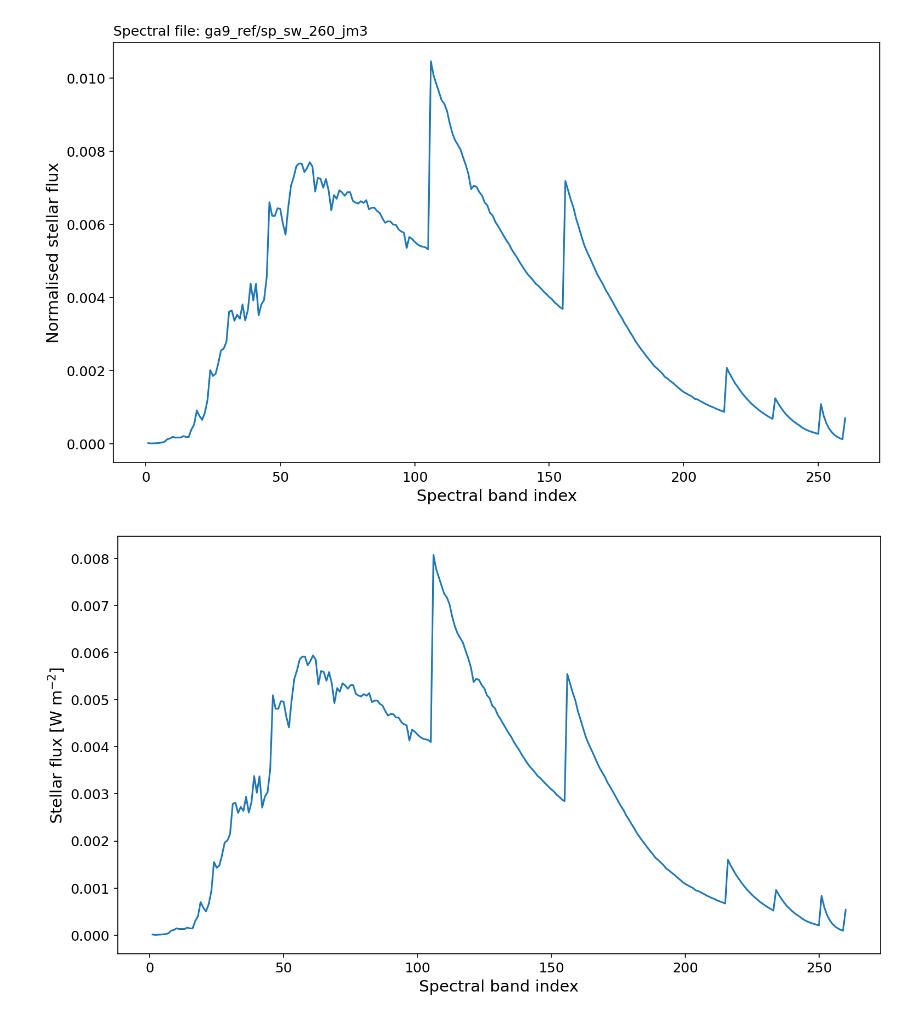
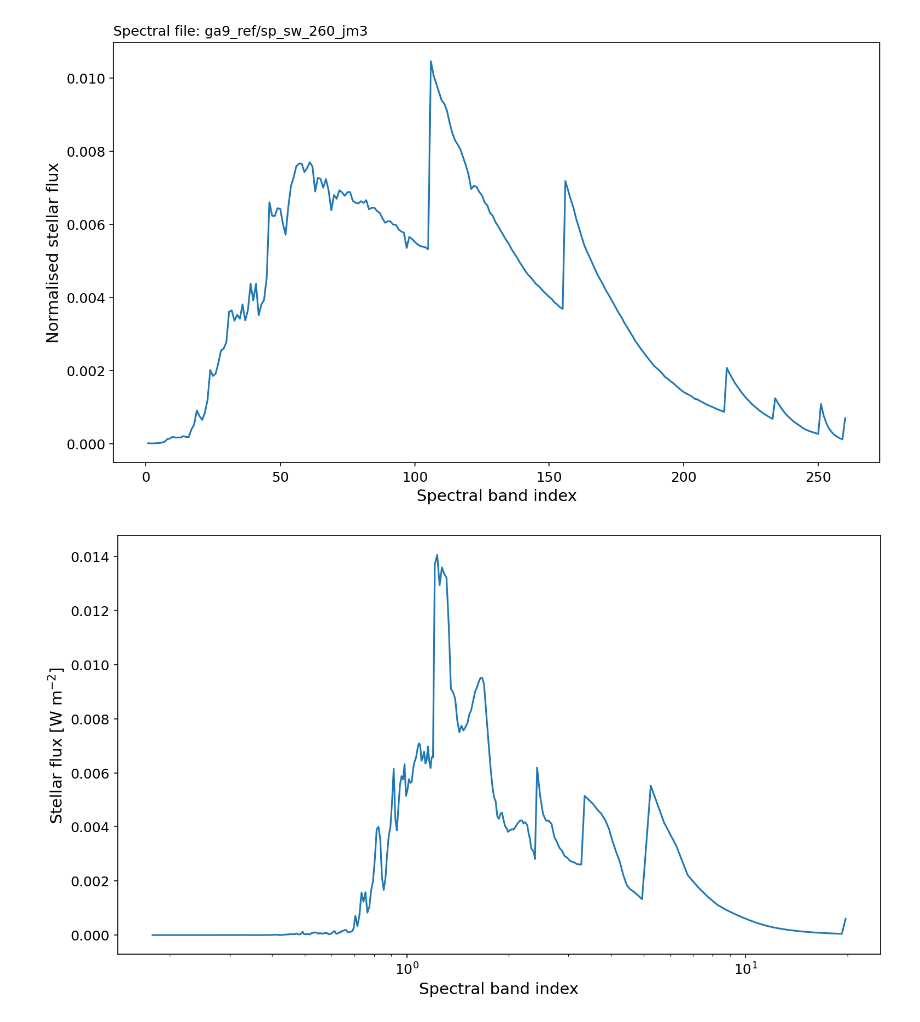
Before and after one commit to dennissergeev/t1e_bistability_code, a Jupyter notebook: code/Transmission-Spectra.ipynb, the cells around one changed output. Cells and saved outputs as stored; diff of their text form; code cells hidden in the pictures.

```diff
--- a/code/Transmission-Spectra.ipynb
+++ b/code/Transmission-Spectra.ipynb
@@ -318,0 +201,4 @@ Saved to ../../plots/sa/ch111/ch111_synthobs/ch111_synthobs__grcs_llcs__hsw_llw_
+# %%
+ax = plt.axes()
+ax.plot(x, cube.data)
+ax.set_xscale("log")
@@ -318,0 +309,4 @@ Saved to ../../plots/sa/ch111/ch111_synthobs/ch111_synthobs__grcs_llcs__hsw_llw_
+# %%
+vrbl_key = "trans_cloudy"
+vrbl_dict = VRBL_PLOT[vrbl_key]
+sim_label = "llcs_dsa_mcica_hybrid"
@@ -318,0 +356,3 @@ Saved to ../../plots/sa/ch111/ch111_synthobs/ch111_synthobs__grcs_llcs__hsw_llw_
+# %%
+vrbl_key = "trans_cloudy"
+sim_label = "llcs_dsa_mcica_hybrid"
@@ -318,0 +369,5 @@ Saved to ../../plots/sa/ch111/ch111_synthobs/ch111_synthobs__grcs_llcs__hsw_llw_
+# %%
+ax = plt.axes()
+# ax.set_xscale("log")
+ax.plot(x, atm_depth.data / 1e3)
+ax.set_xlim(0.5, 5.5)
@@ -429,9 +593,10 @@ Text(0.0, 1.0, 'Spectral file: ga9_ref/sp_sw_260_jm3')
 # %%
 stellar_flux = calc_stellar_flux(the_run.spectral_file_sw, stellar_constant_at_1_au)
 
 fig, ax = plt.subplots()
-ax.plot(stellar_flux.coord("spectral_band_index").points, stellar_flux.data)
+ax.plot(x, stellar_flux.data)
+ax.set_xscale("log")
 ax.set_xlabel("Spectral band index")
 ax.set_ylabel("Stellar flux [W $m^{-2}$]");
 # %% [output]
-[figure, old version]
+[figure, new version]
```
Also changed, not shown: parts of 32 cells of this notebook, 1 other file.
